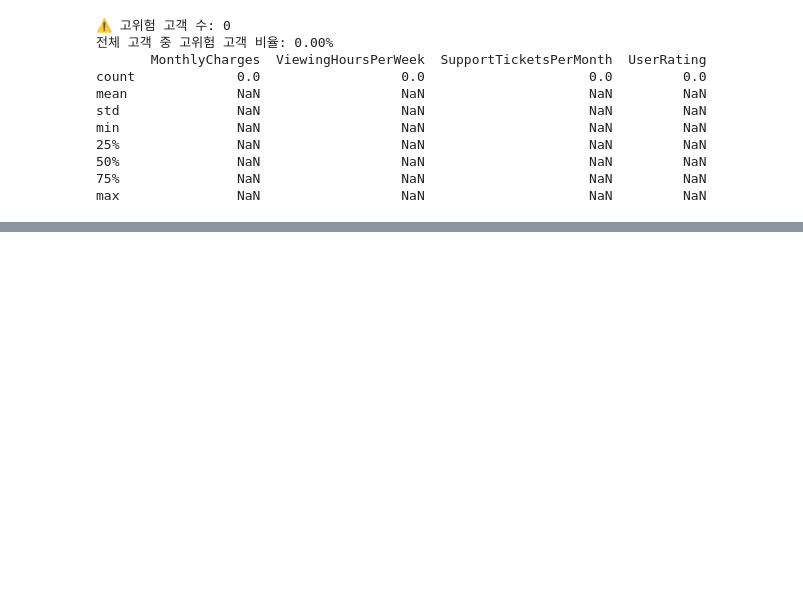
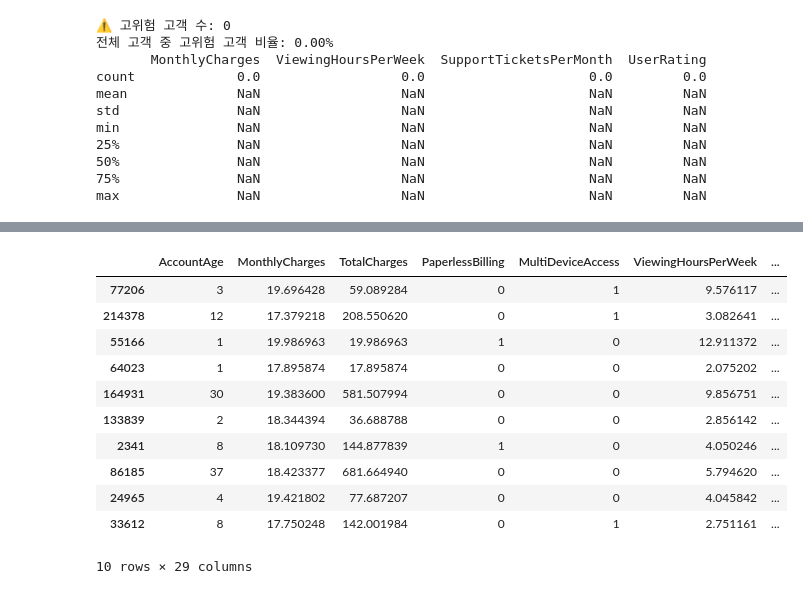
Before and after one commit to hyeeeeeon/Challenge_DongA, a Jupyter notebook: Customer_churn_prediction.ipynb, the cells around one changed output, grey strips where cells are left out. Saved outputs shown, nothing was run; the diff lists cells and outputs as text; code cells hidden in the pictures; blank space fills up the shorter version.

```diff
--- a/Customer_churn_prediction.ipynb
+++ b/Customer_churn_prediction.ipynb
@@ -420,0 +497,68 @@ max               NaN                  NaN                     NaN         NaN
+# %%
+from sklearn.model_selection import GridSearchCV, train_test_split
+from sklearn.ensemble import RandomForestClassifier
+from sklearn.linear_model import LogisticRegression
+from xgboost import XGBClassifier
+from sklearn.metrics import roc_auc_score
+from sklearn.pipeline import Pipeline
+from sklearn.preprocessing import StandardScaler
+
+# 1. 데이터 분리
+X = df.drop("Churn", axis=1)
+y = df["Churn"]
+X_train, X_test, y_train, y_test = train_test_split(X, y, test_size=0.2, random_state=42)
+
+# 2. 모델 & 하이퍼파라미터 정의
+model_configs = {
+    "RandomForest": {
+        "model": RandomForestClassifier(random_state=42),
+        "params": {
+            "n_estimators": [100, 200],
+            "max_depth": [None, 5, 10]
+        }
+    },
+    "LogisticRegression": {
+        "model": Pipeline([
+            ('scaler', StandardScaler()),  # 스케일링 포함
+            ('clf', LogisticRegression(max_iter=1000, random_state=42))
+        ]),
+        "params": {
+            "clf__C": [0.01, 0.1, 1, 10],
+            "clf__penalty": ["l2"]
+        }
+    },
+    "XGBoost": {
+        "model": XGBClassifier(use_label_encoder=False, eval_metric='logloss', random_state=42),
+        "params": {
+            "n_estimators": [100, 200],
+            "max_depth": [3, 6],
+            "learning_rate": [0.05, 0.1]
+        }
+    }
+}
+
+best_models = {}
+for name, config in model_configs.items():
+    print(f"🔍 {name} 하이퍼파라미터 튜닝 중...")
+    grid = GridSearchCV(config["model"], config["params"], cv=5, scoring='roc_auc', n_jobs=-1)
+    grid.fit(X_train, y_train)
+    best_models[name] = {
+        "model": grid.best_estimator_,
+        "score": grid.best_score_
+    }
+    print(f"✅ {name} 최고 ROC AUC (CV): {grid.best_score_:.4f}")
+
+# 3. 최고 성능 모델 선택
+best_model_name = max(best_models, key=lambda k: best_models[k]["score"])
+final_model = best_models[best_model_name]["model"]
+print(f"\n🏆 최종 선택된 모델: {best_model_name} (ROC AUC: {best_models[best_model_name]['score']:.4f})")
+
+# 4. 테스트셋 예측 및 확률 계산
+y_proba = final_model.predict_proba(X_test)[:, 1]
+X_test_with_prob = X_test.copy()
+X_test_with_prob['Churn_Prob'] = y_proba
+top_churn_risk = X_test_with_prob.sort_values(by="Churn_Prob", ascending=False).head(10)
+
+# 결과 출력
+top_churn_risk
+# %% [output]
@@ -420,0 +576,12 @@ max               NaN                  NaN                     NaN         NaN
+|  | AccountAge | MonthlyCharges | TotalCharges | PaperlessBilling | MultiDeviceAccess | ViewingHoursPerWeek | ... |
+| 77206 | 3 | 19.696428 | 59.089284 | 0 | 1 | 9.576117 | ... |
+| 214378 | 12 | 17.379218 | 208.550620 | 0 | 1 | 3.082641 | ... |
+| 55166 | 1 | 19.986963 | 19.986963 | 1 | 0 | 12.911372 | ... |
+| 64023 | 1 | 17.895874 | 17.895874 | 0 | 0 | 2.075202 | ... |
+| 164931 | 30 | 19.383600 | 581.507994 | 0 | 0 | 9.856751 | ... |
+| 133839 | 2 | 18.344394 | 36.688788 | 0 | 0 | 2.856142 | ... |
+| 2341 | 8 | 18.109730 | 144.877839 | 1 | 0 | 4.050246 | ... |
+| 86185 | 37 | 18.423377 | 681.664940 | 0 | 0 | 5.794620 | ... |
+| 24965 | 4 | 19.421802 | 77.687207 | 0 | 0 | 4.045842 | ... |
+| 33612 | 8 | 17.750248 | 142.001984 | 0 | 1 | 2.751161 | ... |
+10 rows × 29 columns
```
Also changed, not shown: parts of 4 cells of this notebook.
